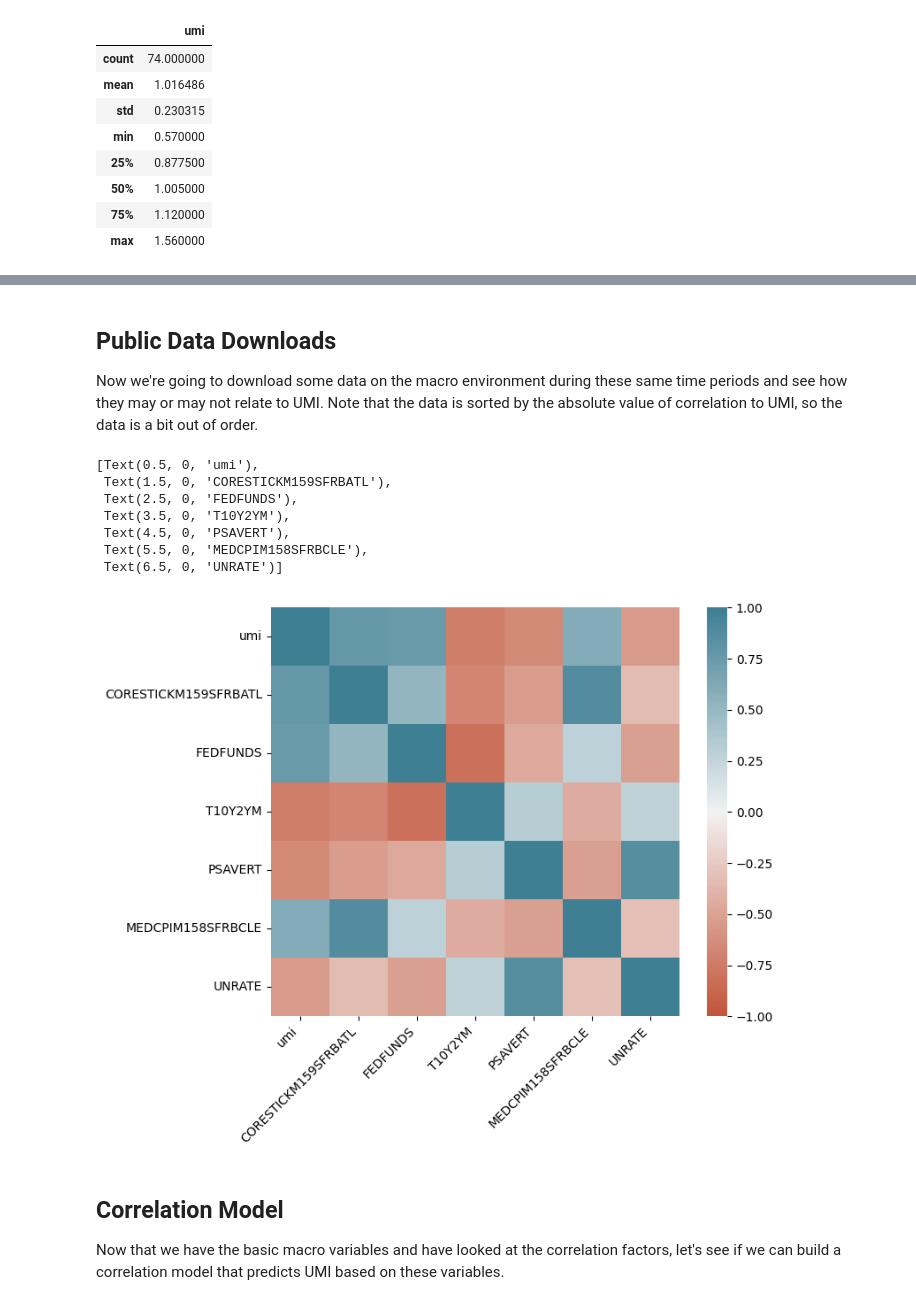
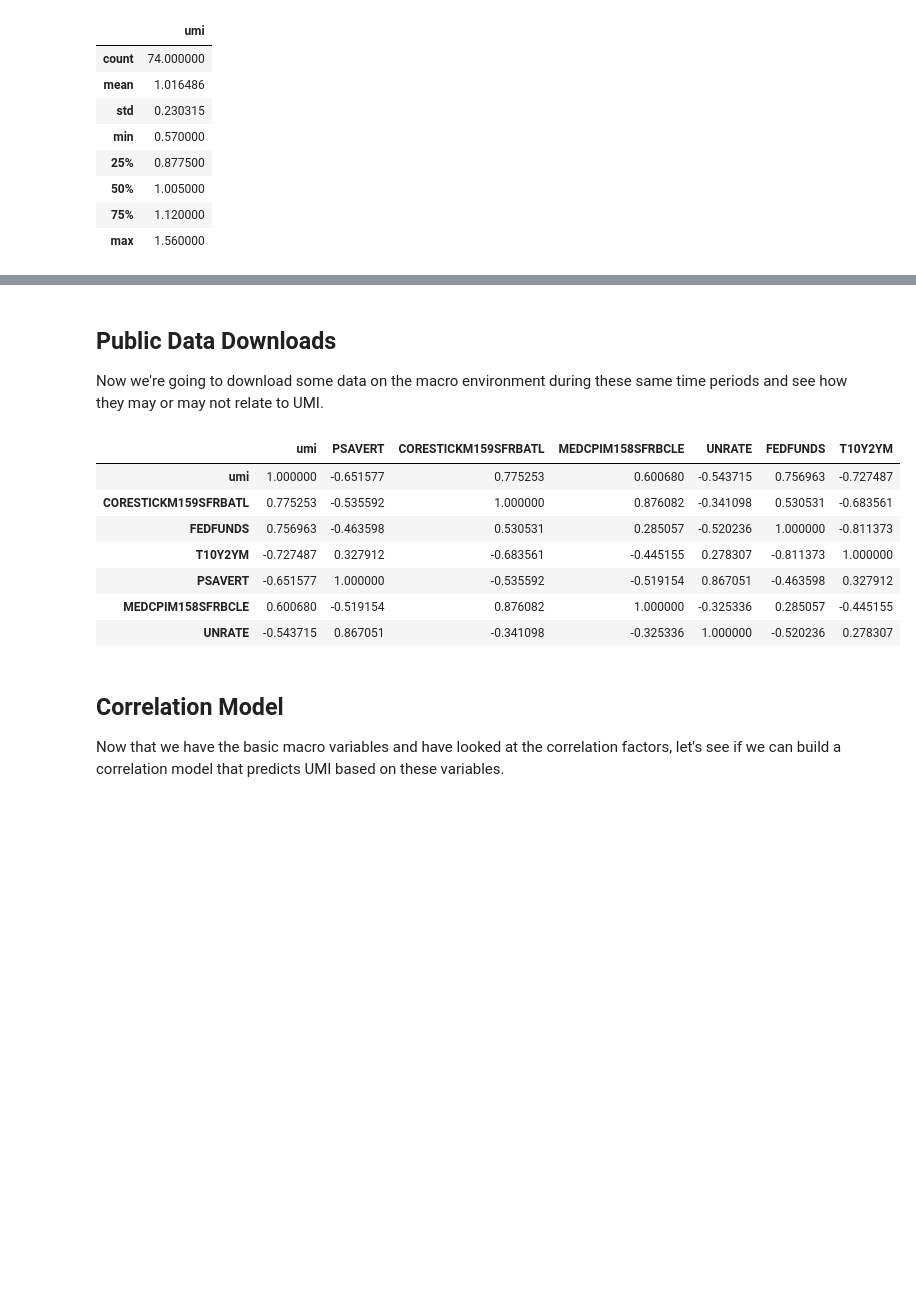
Before and after one commit to jkeltner/umi_playground, a Jupyter notebook: umi_correlation.ipynb, the cells around one changed output, grey strips where cells are left out. Cells and saved outputs as stored; diff of their text form; code cells hidden in the pictures; blank space fills up the shorter version.

```diff
--- a/umi_correlation.ipynb
+++ b/umi_correlation.ipynb
@@ -64,53 +66,43 @@ addRecessions(graph)
 # %% [markdown]
 ## Public Data Downloads
-Now we're going to download some data on the macro environment during these same time periods and see how they may or may not relate to UMI. Note that the data is sorted by the absolute value of correlation to UMI, so the data is a bit out of order.
+Now we're going to download some data on the macro environment during these same time periods and see how they may or may not relate to UMI.
 # %%
 # make a copy of the UMI data and start pulling in all of our fun data sources!
 macro_data = umi_data.copy()
 macro_data.set_index('date', inplace=True)
 
 # Pull in a bunch of data from the FRED API to build out a UMI + macro data set
-# To see what each series is, check out https://fred.stlouisfed.org/
+# To see what each series is check out https://fred.stlouisfed.org/ or
+#   use fred.get_series_info() -- e.g. fred.get_series_info('PSAVERT') or fred.get_series_info('UNRATE')
+# You can also use fred.search() to discover new series -- e.g. fred.search('unemployment') or fred.search('savings')
 
 fred = Fred(api_key=FRED_API_KEY)
 fred_series = ['PSAVERT', 'CORESTICKM159SFRBATL', 'MEDCPIM158SFRBCLE', 'UNRATE', 'FEDFUNDS', 'T10Y2YM']
 for series in fred_series:
     data = fred.get_series(series)
     data.index = data.index.strftime('%Y-%m')
     data.name = series
     data = pd.DataFrame(data)
     # data[series+"_pct_change"] = data.pct_change() # add M|M change of each variable to our data set as well
     macro_data = macro_data.join(data)
 
 # let's check out the basic correlation of UMI with other macro data
 correlation = macro_data.corr()
 # goign to sort these by largest absolute value of correlation
 correlation['umi_abs'] = correlation['umi'].abs()
 correlation.sort_values(by='umi_abs', ascending=False, inplace=True)
 correlation.drop('umi_abs', axis=1, inplace=True)
-sorted_index = correlation.index
-correlation = correlation.reindex(columns=sorted_index)
-# i find it easiest to view this as a heatmap
-graph = sns.heatmap(
-    correlation,
-    vmin=-1, vmax=1, center=0,
-    cmap=sns.diverging_palette(20, 220, n=200),
-    square=True
-)
-graph.set_xticklabels(
-    graph.get_xticklabels(),
-    rotation=45,
-    horizontalalignment='right'
-)
+# it's also to notice how correlated some of these macro data points are with each other
+display(correlation)
 # %% [output]
-[Text(0.5, 0, 'umi'),
- Text(1.5, 0, 'CORESTICKM159SFRBATL'),
- Text(2.5, 0, 'FEDFUNDS'),
- Text(3.5, 0, 'T10Y2YM'),
- Text(4.5, 0, 'PSAVERT'),
- Text(5.5, 0, 'MEDCPIM158SFRBCLE'),
- Text(6.5, 0, 'UNRATE')]
-[figure, removed]
+|  | umi | PSAVERT | CORESTICKM159SFRBATL | MEDCPIM158SFRBCLE | UNRATE | FEDFUNDS | T10Y2YM |
+| umi | 1.000000 | -0.651577 | 0.775253 | 0.600680 | -0.543715 | 0.756963 | -0.727487 |
+| CORESTICKM159SFRBATL | 0.775253 | -0.535592 | 1.000000 | 0.876082 | -0.341098 | 0.530531 | -0.683561 |
+| FEDFUNDS | 0.756963 | -0.463598 | 0.530531 | 0.285057 | -0.520236 | 1.000000 | -0.811373 |
+| T10Y2YM | -0.727487 | 0.327912 | -0.683561 | -0.445155 | 0.278307 | -0.811373 | 1.000000 |
+| PSAVERT | -0.651577 | 1.000000 | -0.535592 | -0.519154 | 0.867051 | -0.463598 | 0.327912 |
+| MEDCPIM158SFRBCLE | 0.600680 | -0.519154 | 0.876082 | 1.000000 | -0.325336 | 0.285057 | -0.445155 |
+| UNRATE | -0.543715 | 0.867051 | -0.341098 | -0.325336 | 1.000000 | -0.520236 | 0.278307 |
 # %% [markdown]
 ## Correlation Model
 Now that we have the basic macro variables and have looked at the correlation factors, let's see if we can build a correlation model that predicts UMI based on these variables.
```
Also changed, not shown: parts of 6 cells of this notebook, 1 other file.
